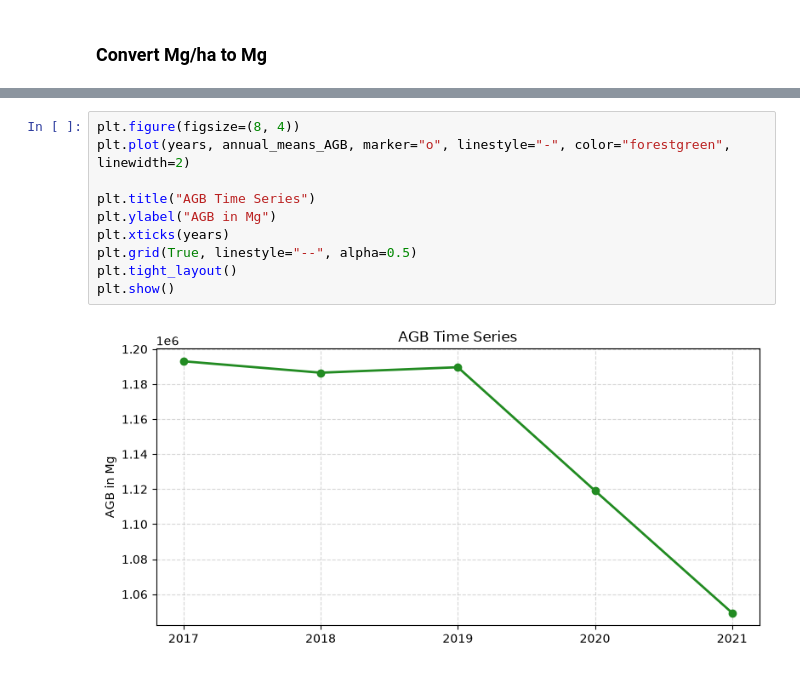
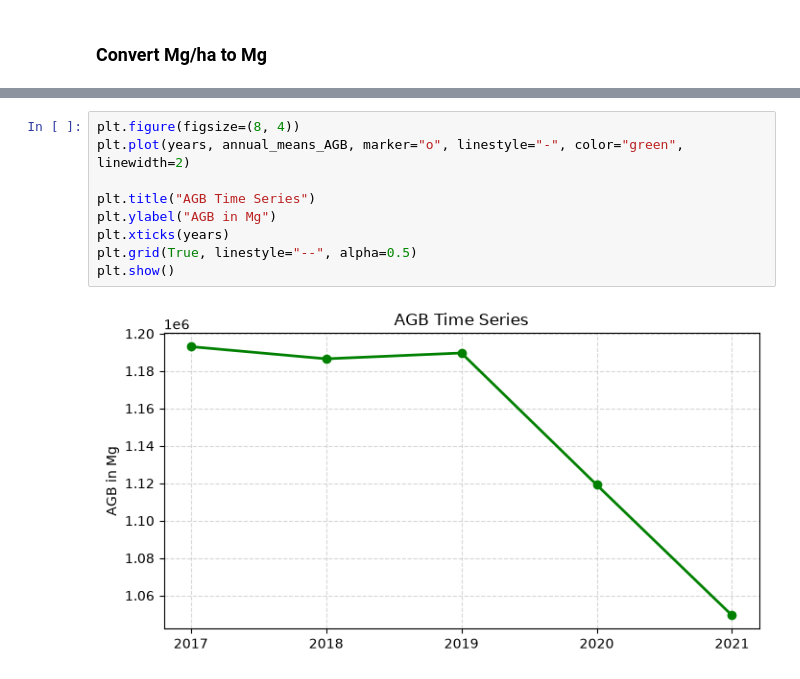
Before and after one commit to milesberberich/BiomassEstimation, a Jupyter notebook: timeseries_DLRbiomass.ipynb, the cells around one changed output, grey strips where cells are left out. Saved outputs shown, nothing was run; the diff lists cells and outputs as text.

```diff
--- a/timeseries_DLRbiomass.ipynb
+++ b/timeseries_DLRbiomass.ipynb
@@ -30,12 +27,11 @@ annual_means_AGB = annual_means_AGBD * float(area.iloc[0])
 # %%
 plt.figure(figsize=(8, 4))
-plt.plot(years, annual_means_AGB, marker="o", linestyle="-", color="forestgreen", linewidth=2)
+plt.plot(years, annual_means_AGB, marker="o", linestyle="-", color="green", linewidth=2)
 
 plt.title("AGB Time Series")
 plt.ylabel("AGB in Mg")
 plt.xticks(years)
 plt.grid(True, linestyle="--", alpha=0.5)
-plt.tight_layout()
 plt.show()
 # %% [output]
-[figure, old version]
+[figure, new version]
```
Also changed, not shown: parts of 1 cell of this notebook, 1 other file.
